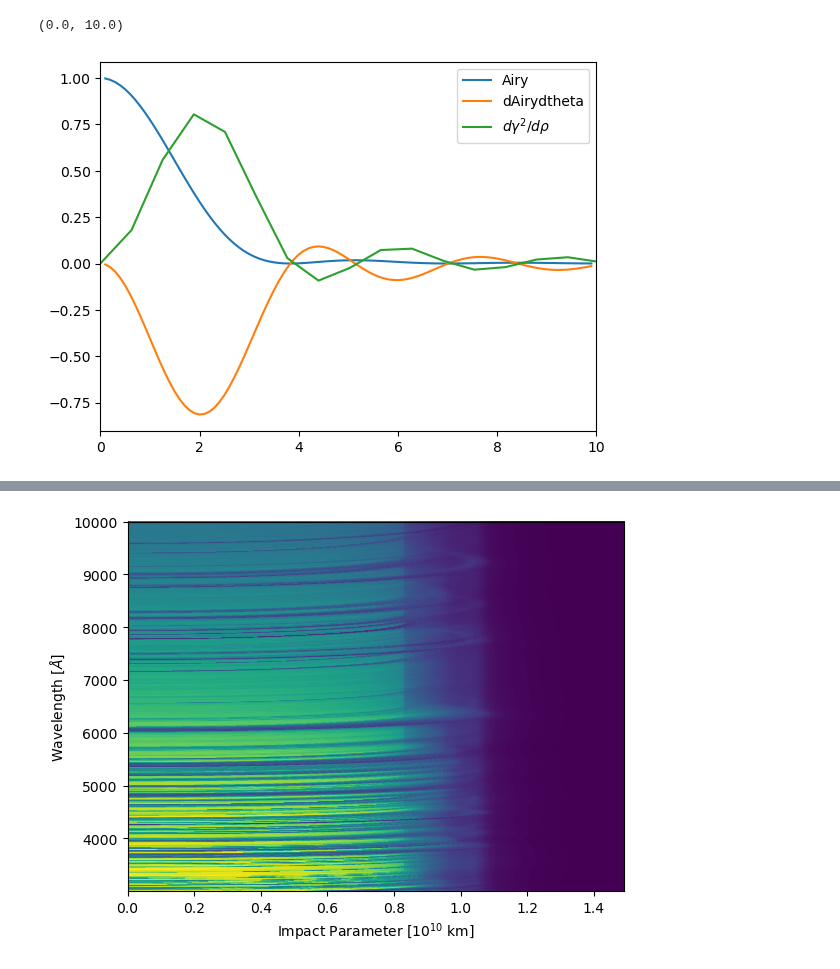
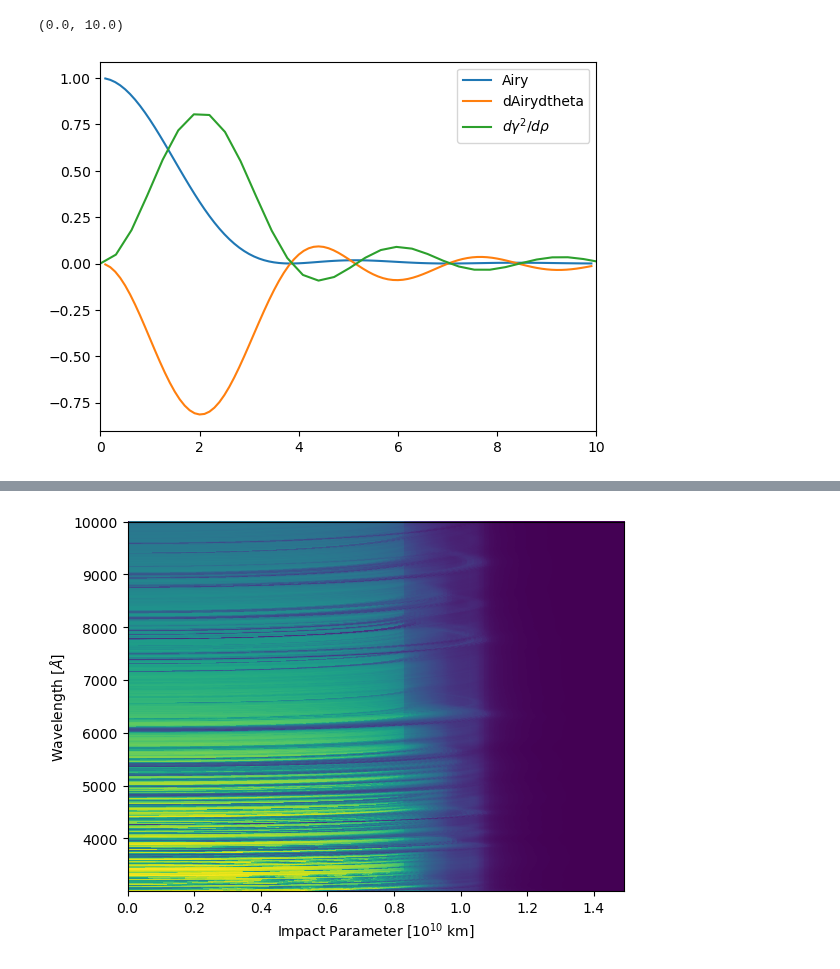
Before and after one commit to AlexGKim/II, a Jupyter notebook: Untitled.ipynb, the cells around one changed output, grey strips where cells are left out. Cells and saved outputs as stored; diff of their text form; code cells hidden in the pictures.

```diff
--- a/Untitled.ipynb
+++ b/Untitled.ipynb
@@ -50,30 +53,32 @@ def dgamma2ds(y,norder=None):
     gamma = dft_polar(y, norder=norder)
     return - 2* gamma * rhos *dft_polar_der(y, norder=norder)
 # %%
-norder = 20
-flux = numpy.zeros(1000)
-flux[:100]=1
+norder = 200
+ncirc = 100
+factor =20
+flux = numpy.zeros(ncirc*factor)
+flux[:ncirc]=1
 gamma = dft_polar(flux,norder=norder)
 gamma20=gamma[0]**2
 gamma=gamma/gamma[0]
 gamma2 = gamma*gamma
 x = numpy.arange(0,10,0.1)
 # plt.plot(numpy.arange(len(gamma2))*2*numpy.pi/10,gamma,label=r'$\gamma$')
 # plt.plot(x,(2*jv(1,x)/x),label='sqrt Airy')
 # plt.plot(numpy.arange(len(gamma2))*2*numpy.pi/10,20*dft_polar_der(flux, norder=norder)/gamma20,label=r'$d\gamma/d\rho$')
 # plt.plot((0,12),(0,0))
 
 # plt.plot(numpy.arange(len(gamma2))*2*numpy.pi/10,gamma2,label=r'$\gamma^2$')
 plt.plot(x,(2*jv(1,x)/x)**2,label='Airy')
 plt.plot(x,2*(2*jv(1,x)/x)*(jv(0,x)-jv(2,x)-2*jv(1,x)/x),label='dAirydtheta')
-plt.plot(numpy.arange(len(gamma2))*2*numpy.pi/10,dgamma2ds(flux, norder=norder)/gamma20,label=r'$d\gamma^2/d\rho$')
+plt.plot(numpy.arange(len(gamma2))*2*numpy.pi/factor,dgamma2ds(flux, norder=norder)/gamma20,label=r'$d\gamma^2/d\rho$')
 # plt.plot((0,12),(0,0))
 # plt.ylim((0,10))
 
 # plt.plot(numpy.arange(len(gamma2))*2*numpy.pi/10,numpy.abs(dgamma2ds(flux,norder=norder))/gamma20)
 
 plt.legend()
 plt.xlim((0,10))
 # %% [output]
 (0.0, 10.0)
-[figure, old version]
+[figure, new version]
```
Also changed, not shown: parts of 13 cells of this notebook.
